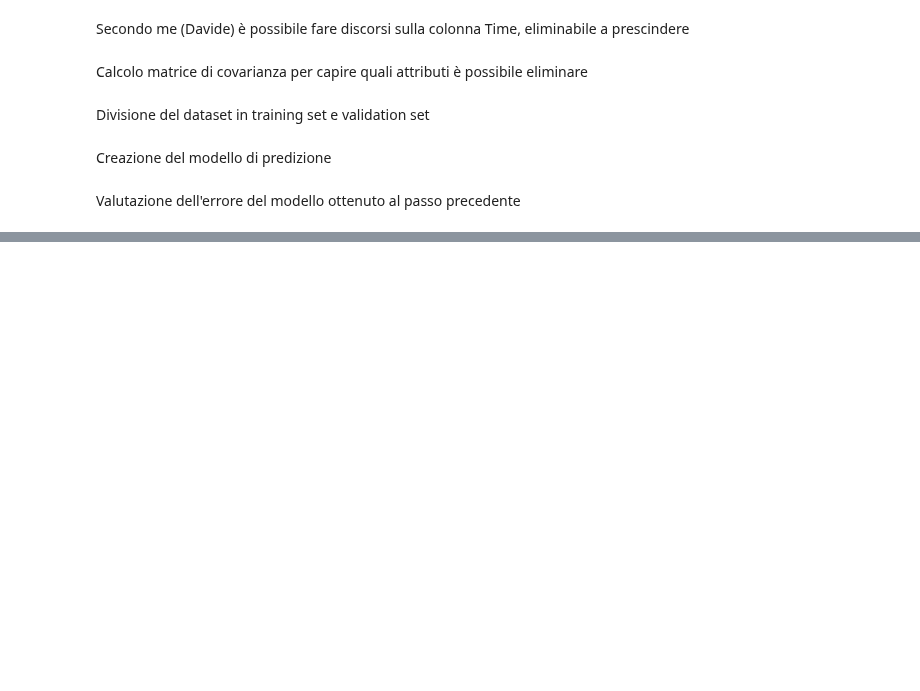
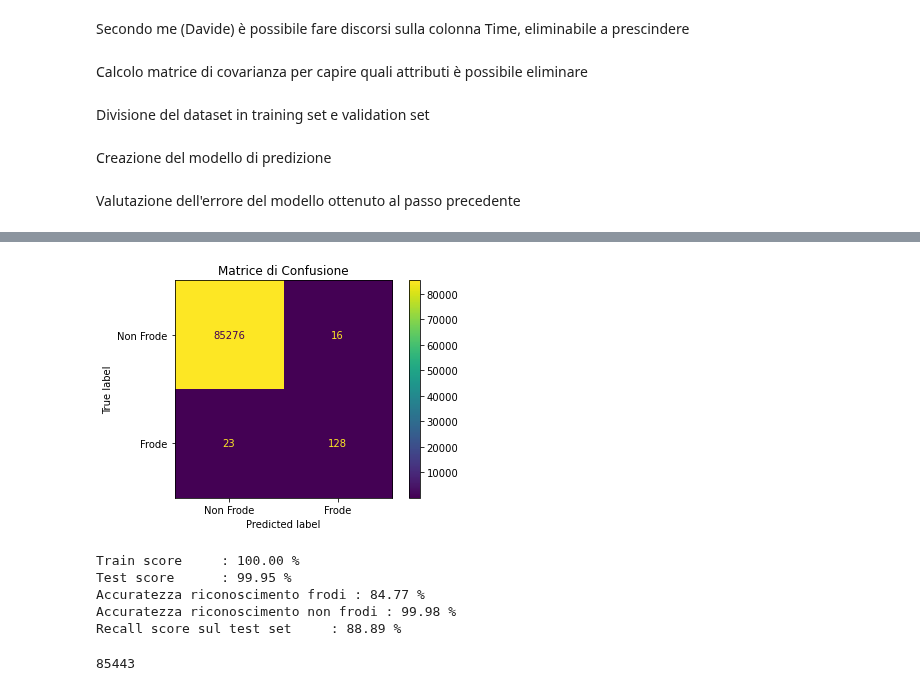
Before and after one commit to giridhar123/BigData, a Jupyter notebook: Notebook.ipynb, the cells around one changed output, grey strips where cells are left out. Drawn from its saved outputs; the diff is of its cells as text; code cells hidden in the pictures; blank space fills up the shorter version.

```diff
--- a/Notebook.ipynb
+++ b/Notebook.ipynb
@@ -291,0 +310,40 @@ plt.show()
+# %%
+trainPredetto = model.predict(X_train)
+testPredetto = model.predict(X_test)
+
+cm = confusion_matrix(Y_test, testPredetto, labels=[0, 1])
+
+cmatrix = ConfusionMatrixDisplay(confusion_matrix=cm, display_labels=["Non Frode","Frode"])
+cmatrix.plot()
+plt.title("Matrice di Confusione")
+plt.show()
+
+veriNegativi = cm[0][0]
+veriPositivi = cm[1][1]
+falsiPositivi = cm[0][1]
+falsiNegativi = cm[1][0]
+
+nonFrodiTotali = veriNegativi + falsiPositivi
+frodiTotali = veriPositivi + falsiNegativi
+
+percentualeDiSuccessoNonFrodi = veriNegativi / nonFrodiTotali
+percentualeDiSuccessoFrodi = veriPositivi / frodiTotali
+
+print("Train score     : {:.2f} %".format(accuracy_score(trainPredetto, Y_train) * 100))
+print("Test score      : {:.2f} %".format(accuracy_score(testPredetto, Y_test) * 100))
+print("Accuratezza riconoscimento frodi : {:.2f} %".format(percentualeDiSuccessoFrodi*100))
+print("Accuratezza riconoscimento non frodi : {:.2f} %".format(percentualeDiSuccessoNonFrodi*100))
+
+from sklearn.metrics import recall_score
+print("Recall score sul test set     : {:.2f} %".format(recall_score(testPredetto, Y_test) * 100))
+# %% [output]
+[figure, added]
+Train score     : 100.00 %
+Test score      : 99.95 %
+Accuratezza riconoscimento frodi : 84.77 %
+Accuratezza riconoscimento non frodi : 99.98 %
+Recall score sul test set     : 88.89 %
+# %%
+print(frodiTotali + nonFrodiTotali)
+# %% [output]
+85443
```
Also changed, not shown: parts of 8 cells of this notebook.
